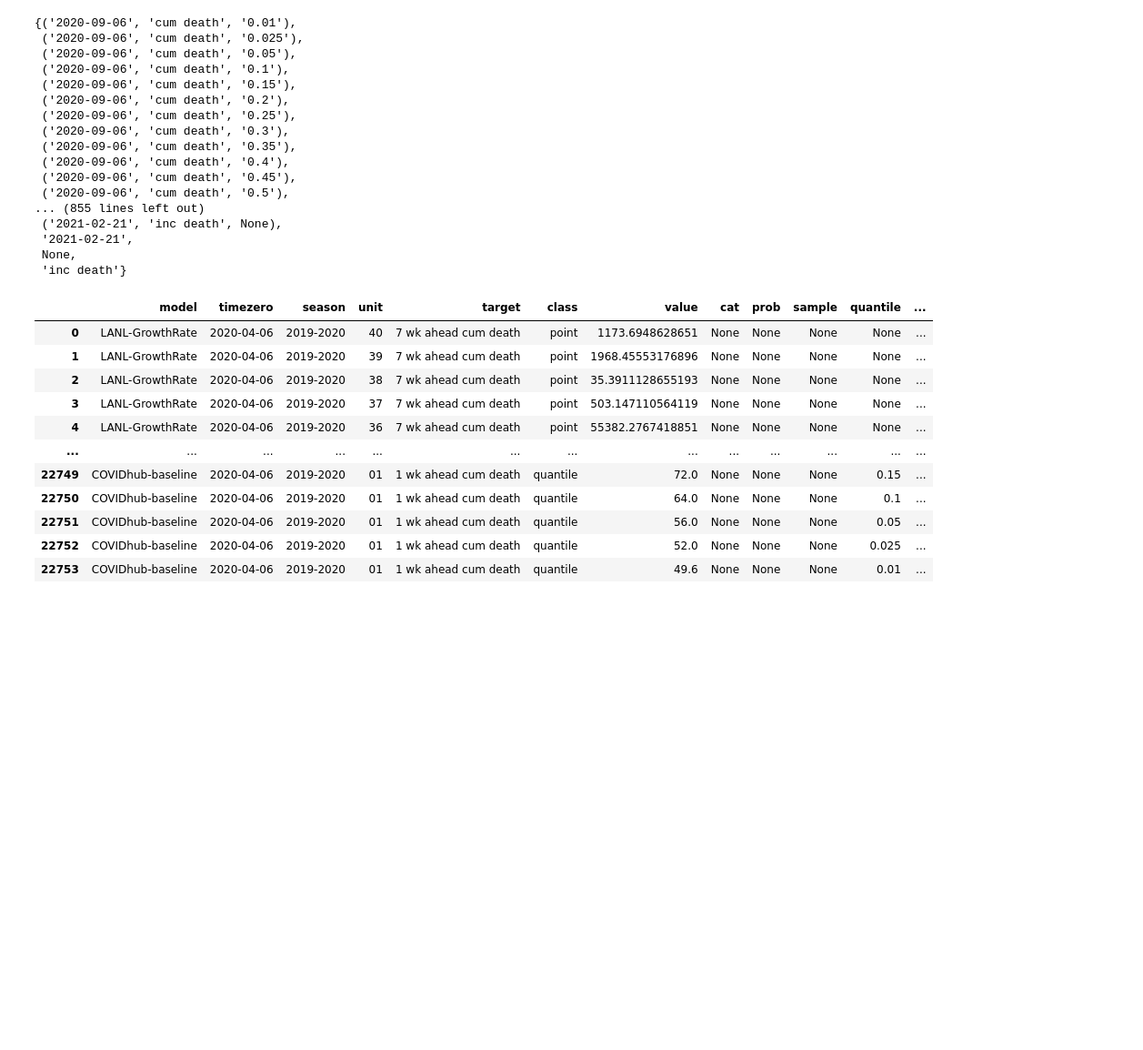
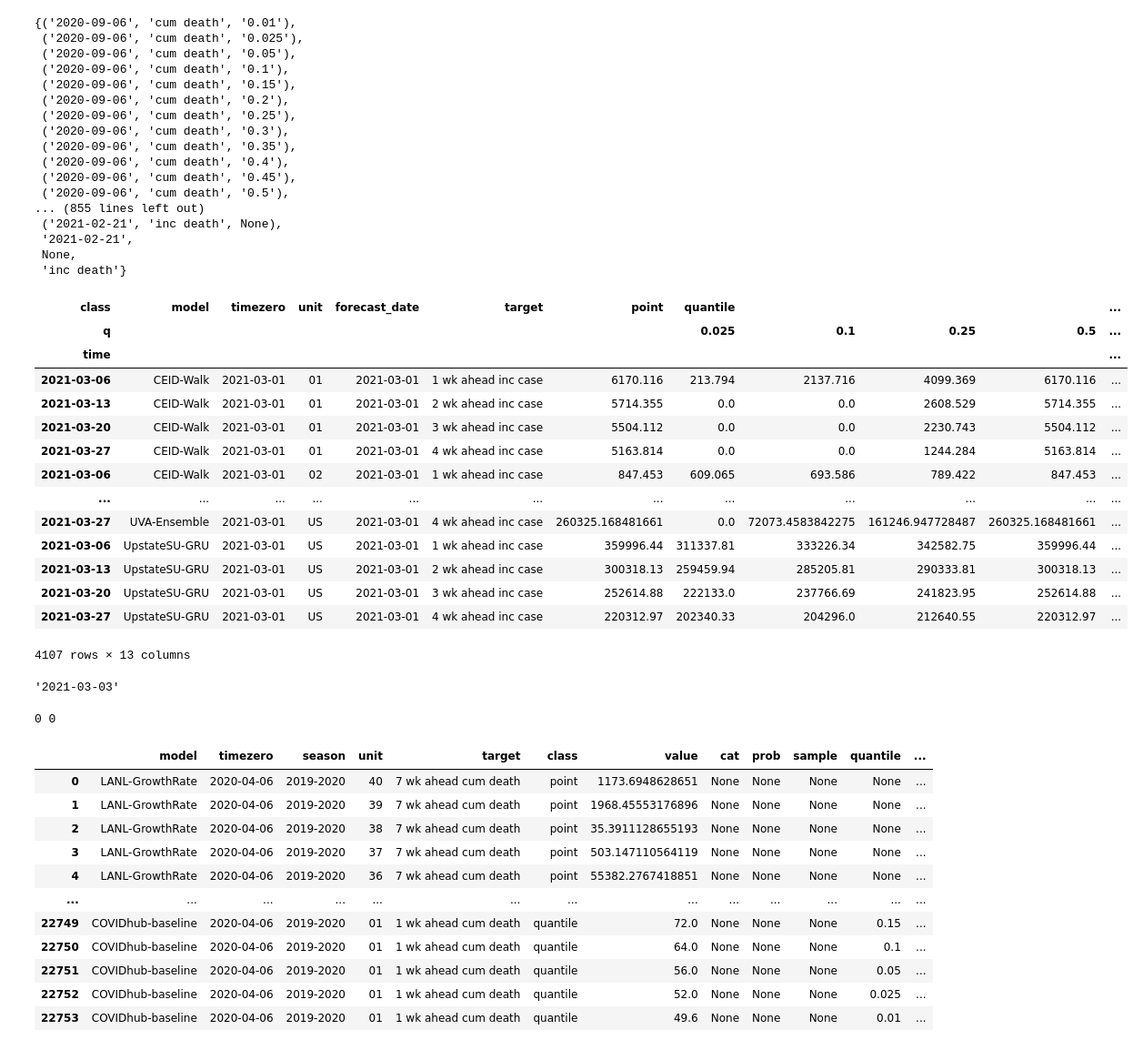
Before and after one commit to Andreaierardi/Covid-19-Forecast-Evaluation, a Jupyter notebook: test_notebook.ipynb, the cells around one changed output. Shown: that part at 91% size. Cells and saved outputs as stored; diff of their text form; code cells hidden in the pictures; blank space fills up the shorter version.

Commit message:
update getFS with forecast_date convention

```diff
--- a/test_notebook.ipynb
+++ b/test_notebook.ipynb
@@ -252,6 +252,7 @@ def getFS(timezero, type="all", model="all", state="all"):
         Columns are multi-indexed. To access a column use ('column_name', '') or ('quantile', '<perc>').
     """
 
+    timezero_dt = pd.to_datetime(timezero, format="%Y-%m-%d")
     data = pd.read_parquet("data/"+str(timezero)+".parquet")
     n = len(data)
     c1 = data['target'].apply(str.endswith, args=(type, 0)) if type != "all" else pd.Series([True]*n)
@@ -270,8 +271,22 @@ def getFS(timezero, type="all", model="all", state="all"):
     # pivoting the orginal table
     out=data.pivot_table(index=["model","timezero","unit","target"], columns=["class","q"], values="value", aggfunc= 'first').reset_index()
     # adding the target date
+    def next_weekday(d, weekday):
+        days_ahead = weekday - d.weekday()
+        if days_ahead <= 0:
+            days_ahead += 7
+        return d + dt.timedelta(days_ahead)
+    if(timezero_dt.weekday() > 0):
+        out.insert(loc=3, column='forecast_date',
+                   value = pd.to_datetime(out['timezero'], format="%Y-%m-%d").apply(lambda x: next_weekday(x, 0)))
+    else:
+        out.insert(loc=3, column='forecast_date',
+                   value = pd.to_datetime(out['timezero'], format="%Y-%m-%d"))
+
+    start_saturday = out['forecast_date'].apply(lambda x: next_weekday(x, 5)) - dt.timedelta(7)
     deltadays = out['target'].str.extract('(\d+)')[0].astype(int).apply(dt.timedelta)*7
-    out[('time','')] = pd.to_datetime(out['timezero'], format="%Y-%m-%d") + deltadays
+    out[('time','')] = start_saturday + deltadays
+
     out.set_index('time', inplace=True)
 
     return out
@@ -279,4 +294,50 @@ def getFS(timezero, type="all", model="all", state="all"):
 
 # Example: getFS(type="inc case", model="all", state="all", timezero="2020-04-06")
 # Example: getFS(type="cum death", model="LANL-GrowthRate", state="Texas", timezero="2020-04-06")
+# %%
+getFS(type="inc case", model="all", state="all", timezero=str(timezeros[14]))
+# %% [output]
+| class | model | timezero | unit | forecast_date | target | point | quantile |  |  |  | ... |
+| q |  |  |  |  |  |  | 0.025 | 0.1 | 0.25 | 0.5 | ... |
+| time |  |  |  |  |  |  |  |  |  |  | ... |
+| 2021-03-06 | CEID-Walk | 2021-03-01 | 01 | 2021-03-01 | 1 wk ahead inc case | 6170.116 | 213.794 | 2137.716 | 4099.369 | 6170.116 | ... |
+| 2021-03-13 | CEID-Walk | 2021-03-01 | 01 | 2021-03-01 | 2 wk ahead inc case | 5714.355 | 0.0 | 0.0 | 2608.529 | 5714.355 | ... |
+| 2021-03-20 | CEID-Walk | 2021-03-01 | 01 | 2021-03-01 | 3 wk ahead inc case | 5504.112 | 0.0 | 0.0 | 2230.743 | 5504.112 | ... |
+| 2021-03-27 | CEID-Walk | 2021-03-01 | 01 | 2021-03-01 | 4 wk ahead inc case | 5163.814 | 0.0 | 0.0 | 1244.284 | 5163.814 | ... |
+| 2021-03-06 | CEID-Walk | 2021-03-01 | 02 | 2021-03-01 | 1 wk ahead inc case | 847.453 | 609.065 | 693.586 | 789.422 | 847.453 | ... |
+| ... | ... | ... | ... | ... | ... | ... | ... | ... | ... | ... | ... |
+| 2021-03-27 | UVA-Ensemble | 2021-03-01 | US | 2021-03-01 | 4 wk ahead inc case | 260325.168481661 | 0.0 | 72073.4583842275 | 161246.947728487 | 260325.168481661 | ... |
+| 2021-03-06 | UpstateSU-GRU | 2021-03-01 | US | 2021-03-01 | 1 wk ahead inc case | 359996.44 | 311337.81 | 333226.34 | 342582.75 | 359996.44 | ... |
+| 2021-03-13 | UpstateSU-GRU | 2021-03-01 | US | 2021-03-01 | 2 wk ahead inc case | 300318.13 | 259459.94 | 285205.81 | 290333.81 | 300318.13 | ... |
+| 2021-03-20 | UpstateSU-GRU | 2021-03-01 | US | 2021-03-01 | 3 wk ahead inc case | 252614.88 | 222133.0 | 237766.69 | 241823.95 | 252614.88 | ... |
+| 2021-03-27 | UpstateSU-GRU | 2021-03-01 | US | 2021-03-01 | 4 wk ahead inc case | 220312.97 | 202340.33 | 204296.0 | 212640.55 | 220312.97 | ... |
+4107 rows × 13 columns
+# %%
+str(timezeros[12])
+# %% [output]
+'2021-03-03'
+# %%
+d1 = pd.to_datetime('2021-03-31', format="%Y-%m-%d")
+d2 = pd.to_datetime('2021-04-05', format="%Y-%m-%d")
+d3 = pd.to_datetime('2021-04-10', format="%Y-%m-%d")
+
+def next_monday(d):
+    days_ahead = 7 - d.weekday()
+    return d + dt.timedelta(days_ahead)
+
+def next_weekday(d, weekday):
+        days_ahead = weekday - d.weekday()
+        if days_ahead <= 0:
+            days_ahead += 7
+        return d + dt.timedelta(days_ahead)
+
+if(d1.weekday() > 0):
+    d1 = next_monday(d1)
+
+assert d1 == d2
+
+
+print(pd.to_datetime(d1, format="%Y-%m-%d").weekday(), pd.to_datetime('2021-04-05', format="%Y-%m-%d").weekday())
+# %% [output]
+0 0
 # %%
```
Also changed, not shown: parts of 6 cells of this notebook, 1 other file.
